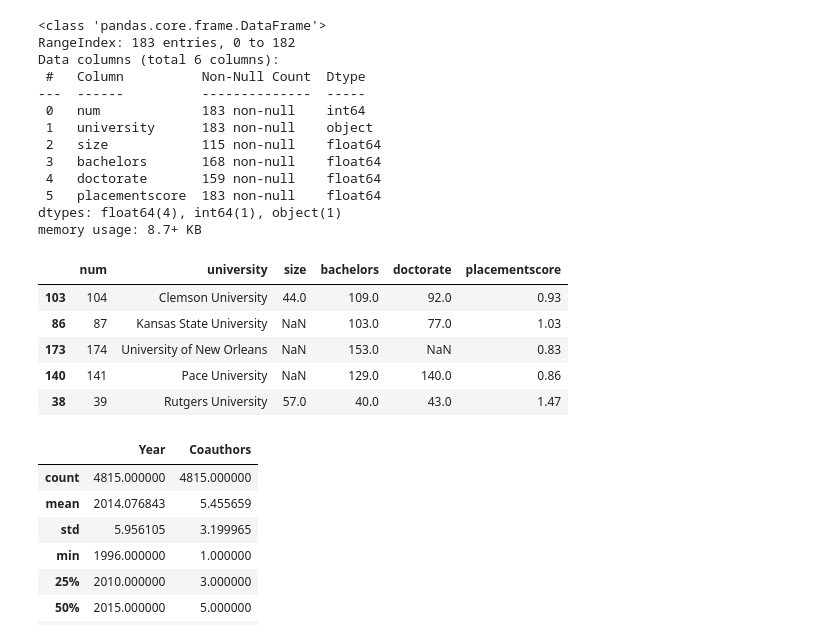
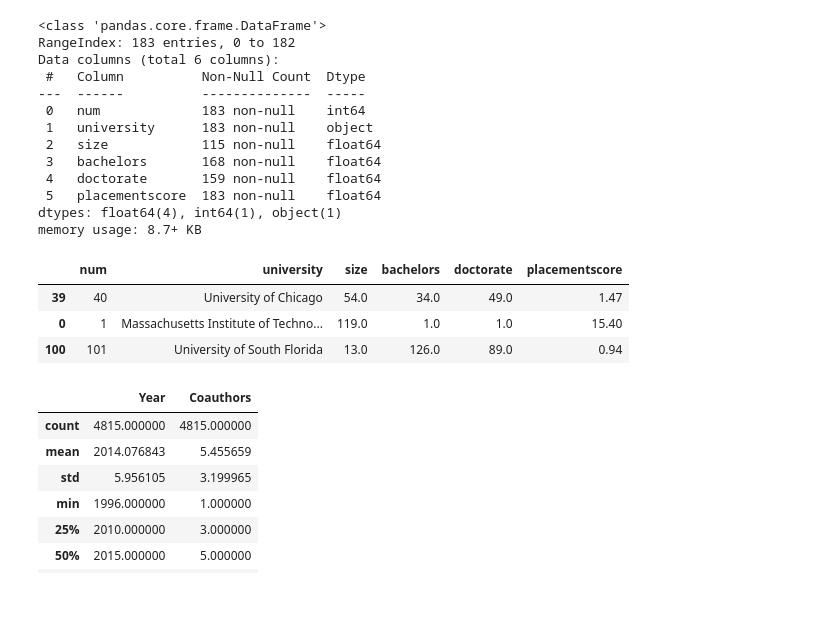
Before and after one commit to sachiniyer/my_college_rankings, a Jupyter notebook: main.ipynb, the cells around one changed output. Cells and saved outputs as stored; diff of their text form; code cells hidden in the pictures; blank space fills up the shorter version.

```diff
--- a/main.ipynb
+++ b/main.ipynb
@@ -105,14 +134,12 @@ Data columns (total 6 columns):
 dtypes: float64(4), int64(1), object(1)
 memory usage: 8.7+ KB
 # %%
-dfplacement.sample(5)
+dfplacement.sample(3)
 # %% [output]
 |  | num | university | size | bachelors | doctorate | placementscore |
-| 103 | 104 | Clemson University | 44.0 | 109.0 | 92.0 | 0.93 |
-| 86 | 87 | Kansas State University | NaN | 103.0 | 77.0 | 1.03 |
-| 173 | 174 | University of New Orleans | NaN | 153.0 | NaN | 0.83 |
-| 140 | 141 | Pace University | NaN | 129.0 | 140.0 | 0.86 |
-| 38 | 39 | Rutgers University | 57.0 | 40.0 | 43.0 | 1.47 |
+| 39 | 40 | University of Chicago | 54.0 | 34.0 | 49.0 | 1.47 |
+| 0 | 1 | Massachusetts Institute of Techno... | 119.0 | 1.0 | 1.0 | 15.40 |
+| 100 | 101 | University of South Florida | 13.0 | 126.0 | 89.0 | 0.94 |
 # %%
 dfbestpaper = pd.read_csv("data/best-paper.csv", delimiter='|')
 dfbestpaper = dfbestpaper.applymap(lambda x: x.strip() if isinstance(x, str) else x)
```
Also changed, not shown: parts of 6 cells of this notebook.
